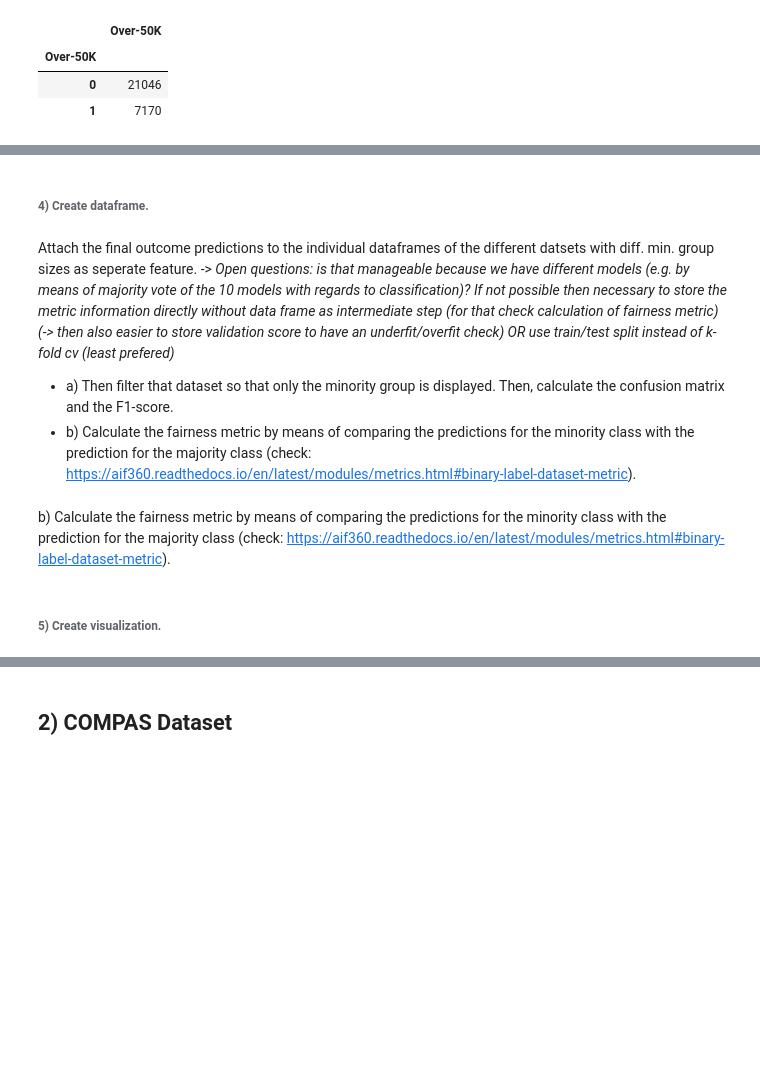
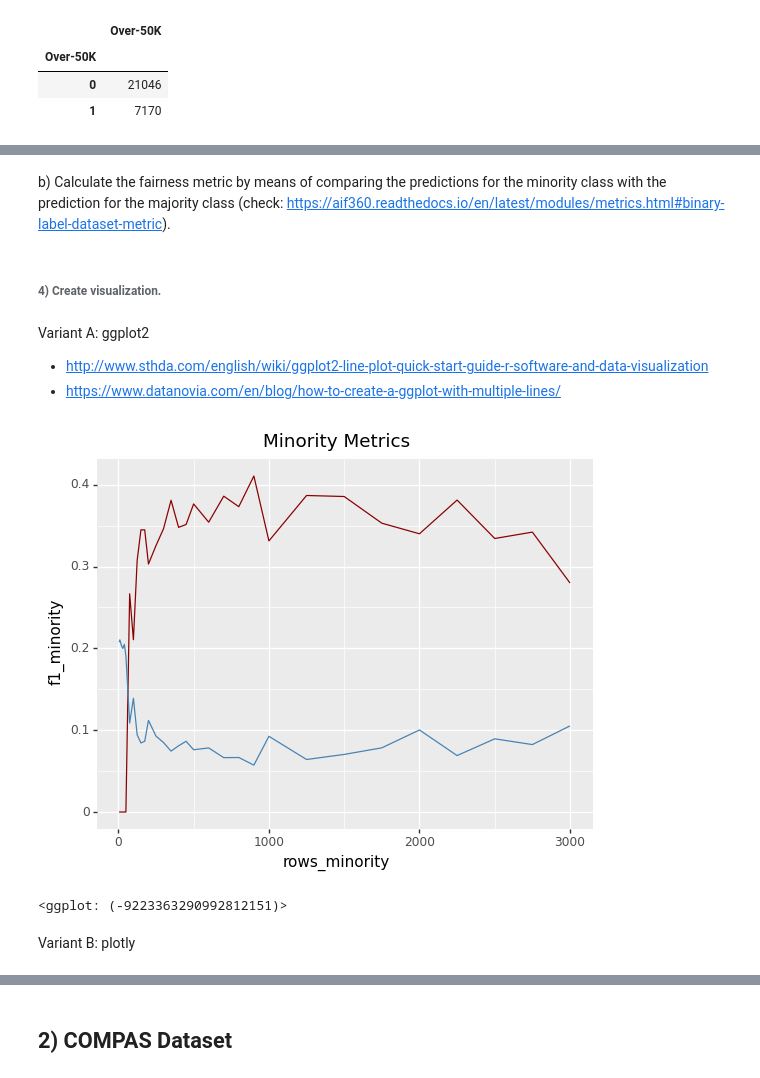
Before and after one commit to NilsBahr94/Master_Thesis_Algorithmic-Bias-in-AI, a Jupyter notebook: Master_Thesis_Algorithmic_Bias_Analysis.ipynb, the cells around one changed output, grey strips where cells are left out. Drawn from its saved outputs; the diff is of its cells as text; code cells hidden in the pictures; blank space fills up the shorter version.

```diff
--- a/Master_Thesis_Algorithmic_Bias_Analysis.ipynb
+++ b/Master_Thesis_Algorithmic_Bias_Analysis.ipynb
@@ -1769,22 +1747,29 @@ f1_avg_train_score = np.mean(cross_val_results["train_score"])
-# %% [markdown]
-###### 4) Create dataframe.
-# %% [markdown]
-Attach the final outcome predictions  to the individual dataframes of the different datsets with diff. min. group sizes as seperate feature. -> *Open questions: is that manageable because we have different models (e.g. by means of majority vote of the 10 models with regards to classification)? If not possible then necessary to store the metric information directly without data frame as intermediate step (for that check calculation of fairness metric) (-> then also easier to store validation score to have an underfit/overfit check) OR use train/test split instead of k-fold cv (least prefered)*
-- a) Then filter that dataset so that only the minority group is displayed. Then, calculate  the confusion matrix and the F1-score.
-- b) Calculate the fairness metric by means of comparing the predictions for the minority class with the prediction for the majority class (check: https://aif360.readthedocs.io/en/latest/modules/metrics.html#binary-label-dataset-metric).
 # %% [markdown]
 b) Calculate the fairness metric by means of comparing the predictions for the minority class with the prediction for the majority class (check: https://aif360.readthedocs.io/en/latest/modules/metrics.html#binary-label-dataset-metric).
 # %% [markdown]
-###### 5) Create visualization.
+###### 4) Create visualization.
+# %% [markdown]
+Variant A: ggplot2
+
+- http://www.sthda.com/english/wiki/ggplot2-line-plot-quick-start-guide-r-software-and-data-visualization
+- https://www.datanovia.com/en/blog/how-to-create-a-ggplot-with-multiple-lines/
 # %%
 # Data Visualization with ggplot2
 from pandas.api.types import CategoricalDtype
 from plotnine import *
 from plotnine.data import mpg
 
 %matplotlib inline
 
-(ggplot(data = mpg)         # defining what data to use
- + aes(x='class')    # defining what variable to use
- + geom_bar(size=20) # defining the type of plot to use
+(ggplot(data = results_df)
+  + aes(x='rows_minority')
+  + geom_line(aes(y = "f1_minority"), color ="darkred")
+  + geom_line(aes(y = "aver_abs_odds_diff"), color = "steelblue")
+  + ggtitle("Minority Metrics")
+  # + scale_color_identity(guide = legend()) # Add legend based on colours
 )
+# %% [output]
+[figure, added]
+<ggplot: (-9223363290992812151)>
+# %% [markdown]
+Variant B: plotly
```
Also changed, not shown: parts of 11 cells of this notebook.
